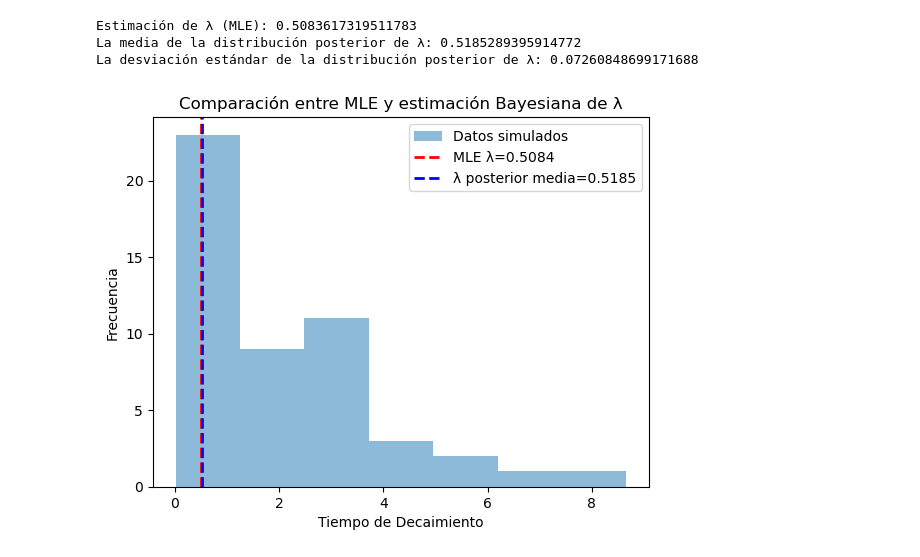
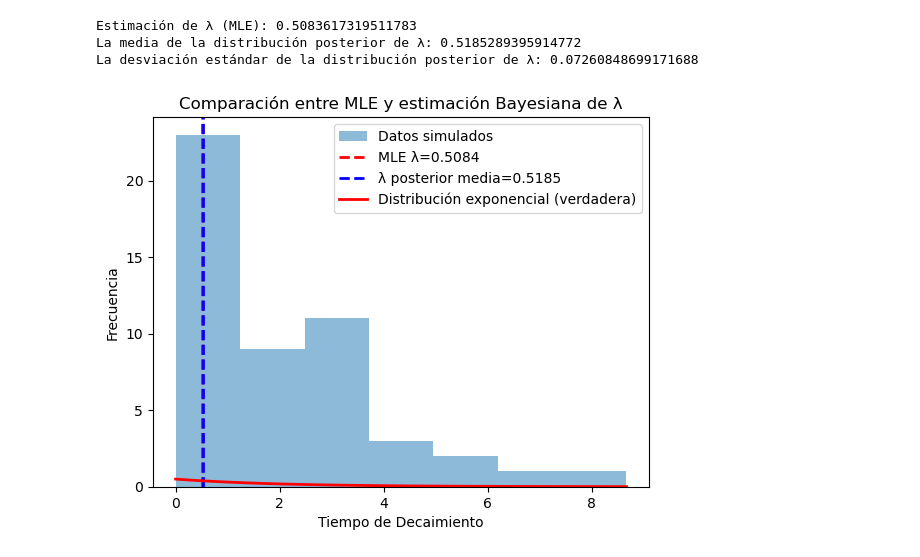
Before and after one commit to Cami-hormaeche/Astrometria2024, a Jupyter notebook: practico4/problema3y4-practico4.ipynb, the cells around one changed output. Cells and saved outputs as stored; diff of their text form; code cells hidden in the pictures.

```diff
--- a/practico4/problema3y4-practico4.ipynb
+++ b/practico4/problema3y4-practico4.ipynb
@@ -290,12 +290,14 @@ La desviación estándar de la distribución posterior de λ: 0.0726084869917168
 # %%
 # Graficamos el MLE y la estimación de la media posterior
 plt.hist(tiempo_decaimiento, bins='auto', alpha=0.5, label='Datos simulados')
 plt.axvline(lambda_mle, color='r', linestyle='dashed', linewidth=2, label=f'MLE λ={lambda_mle:.4f}')
 plt.axvline(media_post, color='b', linestyle='dashed', linewidth=2, label=f'λ posterior media={media_post:.4f}')
+x = np.linspace(0, np.max(tiempo_decaimiento), 100)
+plt.plot(x, lam * np.exp(-lam * x), label='Distribución exponencial (verdadera)', color='r', lw=2)
 plt.xlabel('Tiempo de Decaimiento')
 plt.ylabel('Frecuencia')
 plt.title('Comparación entre MLE y estimación Bayesiana de λ')
 plt.legend()
 plt.show()
 # %% [output]
-[figure, old version]
+[figure, new version]
```
Also changed, not shown: parts of 1 cell of this notebook.
